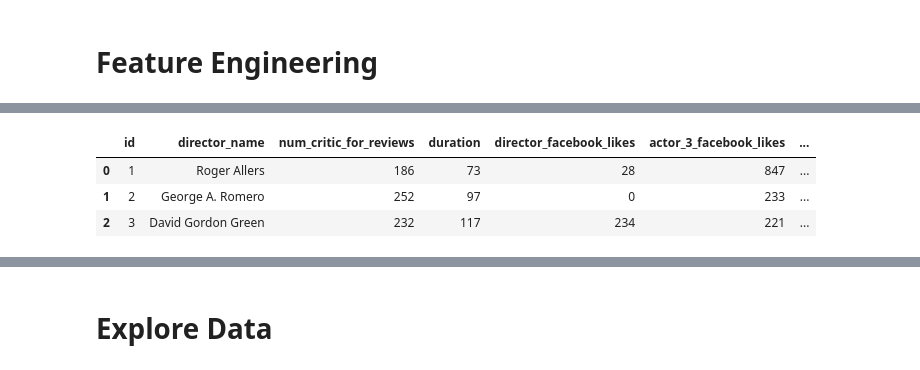
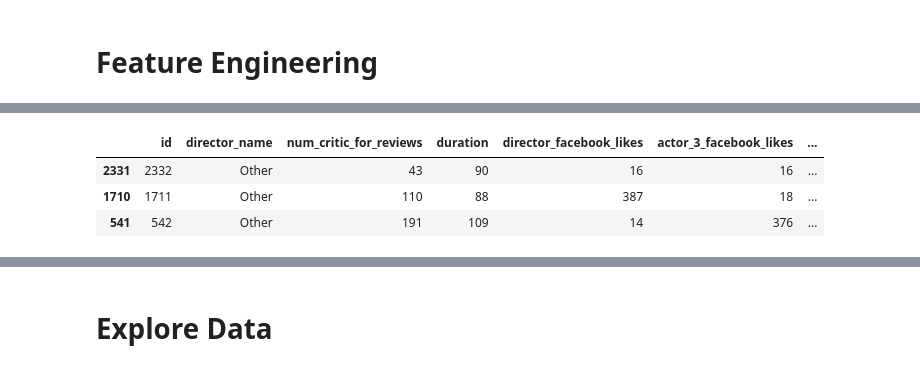
Before and after one commit to JZYNX/ML-assignment-2, a Jupyter notebook: COMP30027-Project2.ipynb, the cells around one changed output, grey strips where cells are left out. Saved outputs shown, nothing was run; the diff lists cells and outputs as text; code cells hidden in the pictures.

```diff
--- a/COMP30027-Project2.ipynb
+++ b/COMP30027-Project2.ipynb
@@ -75,12 +81,94 @@ test_doc2vec_features_plot_keywords = np.load('project_data/features_doc2vec/tes
 test_doc2vec_features_genre = np.load('project_data/features_doc2vec/test_doc2vec_features_genre.npy')
 
 # Convert features to strings and assign them to DataFrame columns
-train_df['plot_keywords'] = [str(feature) for feature in train_doc2vec_features_plot_keywords]
-train_df['genres'] = [str(feature) for feature in train_doc2vec_features_genre]
+# train_df['plot_keywords'] = [str(feature) for feature in train_doc2vec_features_plot_keywords]
+# train_df['genres'] = [str(feature) for feature in train_doc2vec_features_genre]
 
-test_df['plot_keywords'] = [str(feature) for feature in test_doc2vec_features_plot_keywords]
-test_df['genres'] = [str(feature) for feature in test_doc2vec_features_genre]
+# test_df['plot_keywords'] = [str(feature) for feature in test_doc2vec_features_plot_keywords]
+# test_df['genres'] = [str(feature) for feature in test_doc2vec_features_genre]
 
-# Display the updated DataFrame
-display(train_df.head(3))
+# Convert genres to individual columns (OneHotEncoding)
+genre_dummies = train_df['genres'].str.get_dummies(sep='|')
+genre_dummies.drop(columns='Film-Noir', inplace=True)         # Only occurs once
+train_df = pd.concat([train_df, genre_dummies], axis=1)
+train_df.drop(columns='genres', inplace=True)
+
+genre_dummies_test = test_df['genres'].str.get_dummies(sep='|')
+test_df = pd.concat([test_df, genre_dummies_test], axis=1)
+test_df.drop(columns='genres', inplace=True)
+
+# Drop title_embeddings (not sure how to interpret FastText)
+if 'title_embedding' in train_df.columns:
+    train_df.drop(columns='title_embedding', inplace=True)
+
+if 'title_embedding' in test_df.columns:
+    test_df.drop(columns='title_embedding', inplace=True)
+
+# Convert plot_keywords to individual columns (OneHotEncoding)
+num_plots = 50
+top_keywords = train_df['plot_keywords'].str.split('|', expand=True).stack().value_counts().head(num_plots).index
+
+for keyword in top_keywords:
+    # Train dataframe
+    train_df[keyword] = train_df['plot_keywords'].apply(lambda x: 1 if keyword in x else 0)
+    # Test dataframe
+    test_df[keyword] = test_df['plot_keywords'].apply(lambda x: 1 if keyword in x else 0)
+
+train_df.drop('plot_keywords', axis=1, inplace=True)
+test_df.drop('plot_keywords', axis=1, inplace=True)
+
+# Replace names that occur less than average with "Other
+# Calculate average counts for director and actors 1, 2, and 3
+director_counts = train_df['director_name'].value_counts()
+actor1_counts = train_df['actor_1_name'].value_counts()
+actor2_counts = train_df['actor_2_name'].value_counts()
+actor3_counts = train_df['actor_3_name'].value_counts()
+
+director_average_count = np.mean(director_counts)
+actor1_average_count = np.mean(actor1_counts)
+actor2_average_count = np.mean(actor2_counts)
+actor3_average_count = np.mean(actor3_counts)
+
+# Get rare entries
+rare_directors = director_counts[director_counts < director_average_count].index
+rare_actors1 = actor1_counts[actor1_counts < actor1_average_count].index
+rare_actors2 = actor2_counts[actor2_counts < actor2_average_count].index
+rare_actors3 = actor3_counts[actor3_counts < actor3_average_count].index
+
+# Replace rare actors with 'Other'
+train_df.loc[train_df['director_name'].isin(rare_directors), 'director_name'] = 'Other'
+train_df.loc[train_df['actor_1_name'].isin(rare_actors1), 'actor_1_name'] = 'Other'
+train_df.loc[train_df['actor_2_name'].isin(rare_actors2), 'actor_2_name'] = 'Other'
+train_df.loc[train_df['actor_3_name'].isin(rare_actors3), 'actor_3_name'] = 'Other'
+
+test_df.loc[test_df['director_name'].isin(rare_directors), 'director_name'] = 'Other'
+test_df.loc[test_df['actor_1_name'].isin(rare_actors1), 'actor_1_name'] = 'Other'
+test_df.loc[test_df['actor_2_name'].isin(rare_actors2), 'actor_2_name'] = 'Other'
+test_df.loc[test_df['actor_3_name'].isin(rare_actors3), 'actor_3_name'] = 'Other'
+
+def preprocess_title(title):
+    if isinstance(title, str):
+        title = title.lower()
+        words = word_tokenize(title)
+        # Remove stop words
+        stop_words = set(stopwords.words('english'))
+        words = [word for word in words if word not in stop_words]
+        words = [word for word in words if word not in string.punctuation]
+        # Join the remaining words back into a string
+        preprocessed_title = ' '.join(words)
+        return preprocessed_title
+    else:
+        return ""
+
+# preprocess movie titles
+train_df['movie_title'] = train_df['movie_title'].apply(preprocess_title)
+test_df['movie_title'] = test_df['movie_title'].apply(preprocess_title)
+
+print(train_df.shape)
+print(test_df.shape)
+display(train_df.sample(3))
+
+print(list(train_df.iloc[85]))
+print(list(test_df.iloc[53]))
+# print(list(train_df.iloc[575]))
 # %% [output]
@@ -87,4 +177,4 @@ display(train_df.head(3))
 |  | id | director_name | num_critic_for_reviews | duration | director_facebook_likes | actor_3_facebook_likes | ... |
-| 0 | 1 | Roger Allers | 186 | 73 | 28 | 847 | ... |
-| 1 | 2 | George A. Romero | 252 | 97 | 0 | 233 | ... |
-| 2 | 3 | David Gordon Green | 232 | 117 | 234 | 221 | ... |
+| 2331 | 2332 | Other | 43 | 90 | 16 | 16 | ... |
+| 1710 | 1711 | Other | 110 | 88 | 387 | 18 | ... |
+| 541 | 542 | Other | 191 | 109 | 14 | 376 | ... |
```
Also changed, not shown: parts of 22 cells of this notebook, 4 other files.
